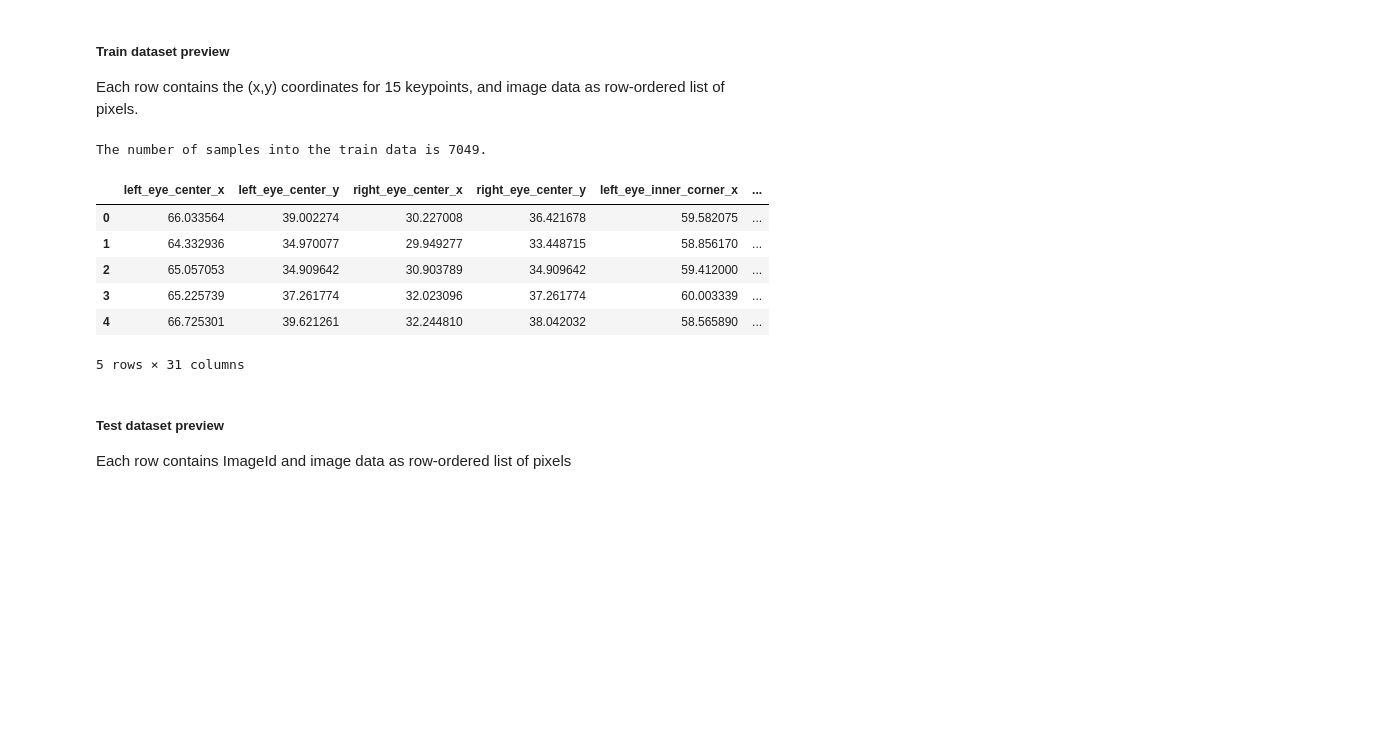
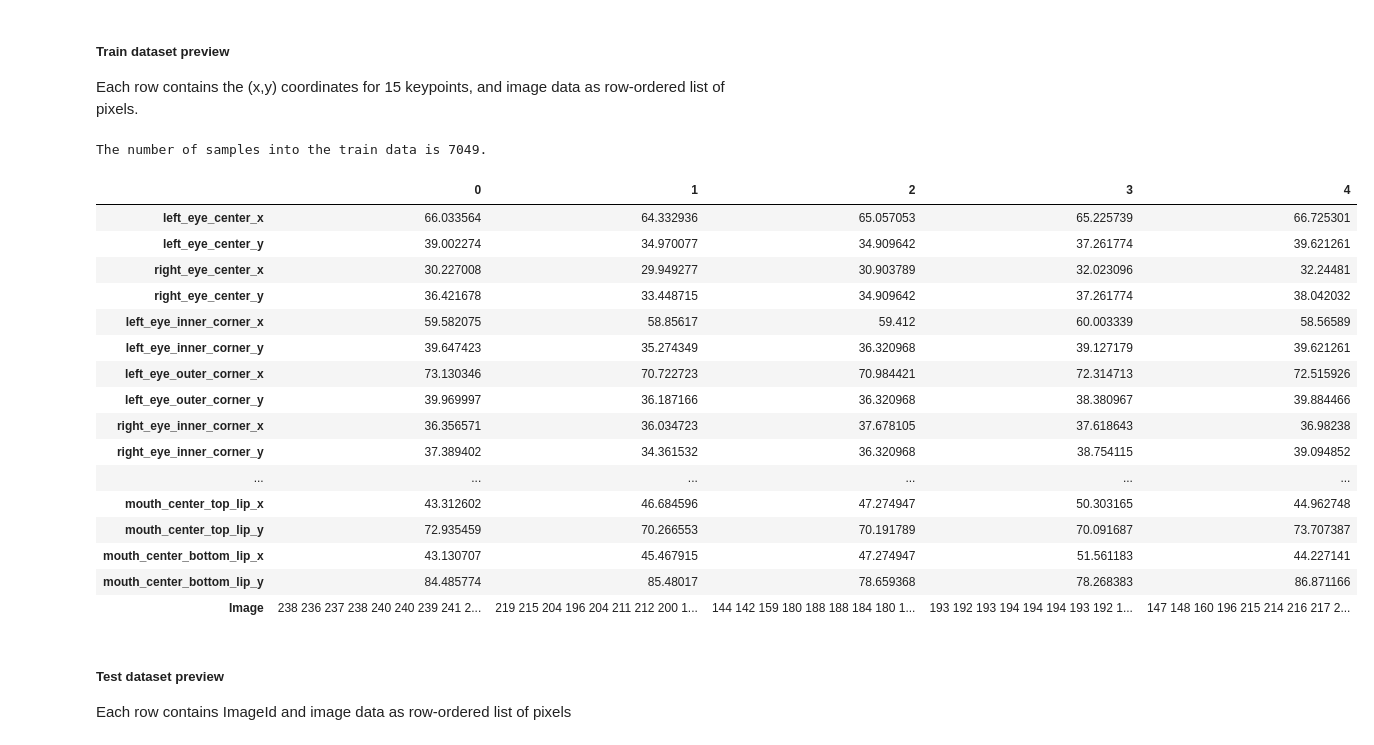
Before and after one commit to mdodovic/Facial-Keypoints-Detection, a Jupyter notebook: keypoints_detector.ipynb, the cells around one changed output. Cells and saved outputs as stored; diff of their text form; code cells hidden in the pictures; blank space fills up the shorter version.

```diff
--- a/keypoints_detector.ipynb
+++ b/keypoints_detector.ipynb
@@ -46,16 +43,26 @@ Each row contains the (x,y) coordinates for 15 keypoints, and image data as row-
 # %%
 print('The number of samples into the train data is {}.'.format(train.shape[0]))
 
-train.head()
+train.head().T
 # %% [output]
 The number of samples into the train data is 7049.
-|  | left_eye_center_x | left_eye_center_y | right_eye_center_x | right_eye_center_y | left_eye_inner_corner_x | ... |
-| 0 | 66.033564 | 39.002274 | 30.227008 | 36.421678 | 59.582075 | ... |
-| 1 | 64.332936 | 34.970077 | 29.949277 | 33.448715 | 58.856170 | ... |
-| 2 | 65.057053 | 34.909642 | 30.903789 | 34.909642 | 59.412000 | ... |
-| 3 | 65.225739 | 37.261774 | 32.023096 | 37.261774 | 60.003339 | ... |
-| 4 | 66.725301 | 39.621261 | 32.244810 | 38.042032 | 58.565890 | ... |
+|  | 0 | 1 | 2 | 3 | 4 |
+| left_eye_center_x | 66.033564 | 64.332936 | 65.057053 | 65.225739 | 66.725301 |
+| left_eye_center_y | 39.002274 | 34.970077 | 34.909642 | 37.261774 | 39.621261 |
+| right_eye_center_x | 30.227008 | 29.949277 | 30.903789 | 32.023096 | 32.24481 |
+| right_eye_center_y | 36.421678 | 33.448715 | 34.909642 | 37.261774 | 38.042032 |
+| left_eye_inner_corner_x | 59.582075 | 58.85617 | 59.412 | 60.003339 | 58.56589 |
+| left_eye_inner_corner_y | 39.647423 | 35.274349 | 36.320968 | 39.127179 | 39.621261 |
+| left_eye_outer_corner_x | 73.130346 | 70.722723 | 70.984421 | 72.314713 | 72.515926 |
+| left_eye_outer_corner_y | 39.969997 | 36.187166 | 36.320968 | 38.380967 | 39.884466 |
+| right_eye_inner_corner_x | 36.356571 | 36.034723 | 37.678105 | 37.618643 | 36.98238 |
+| right_eye_inner_corner_y | 37.389402 | 34.361532 | 36.320968 | 38.754115 | 39.094852 |
+| ... | ... | ... | ... | ... | ... |
+| mouth_center_top_lip_x | 43.312602 | 46.684596 | 47.274947 | 50.303165 | 44.962748 |
+| mouth_center_top_lip_y | 72.935459 | 70.266553 | 70.191789 | 70.091687 | 73.707387 |
+| mouth_center_bottom_lip_x | 43.130707 | 45.467915 | 47.274947 | 51.561183 | 44.227141 |
+| mouth_center_bottom_lip_y | 84.485774 | 85.48017 | 78.659368 | 78.268383 | 86.871166 |
+| Image | 238 236 237 238 240 240 239 241 2... | 219 215 204 196 204 211 212 200 1... | 144 142 159 180 188 188 184 180 1... | 193 192 193 194 194 194 193 192 1... | 147 148 160 196 215 214 216 217 2... |
-5 rows × 31 columns
 # %% [markdown]
 ##### Test dataset preview
 Each row contains ImageId and image data as row-ordered list of pixels
```
Also changed, not shown: parts of 9 cells of this notebook.
